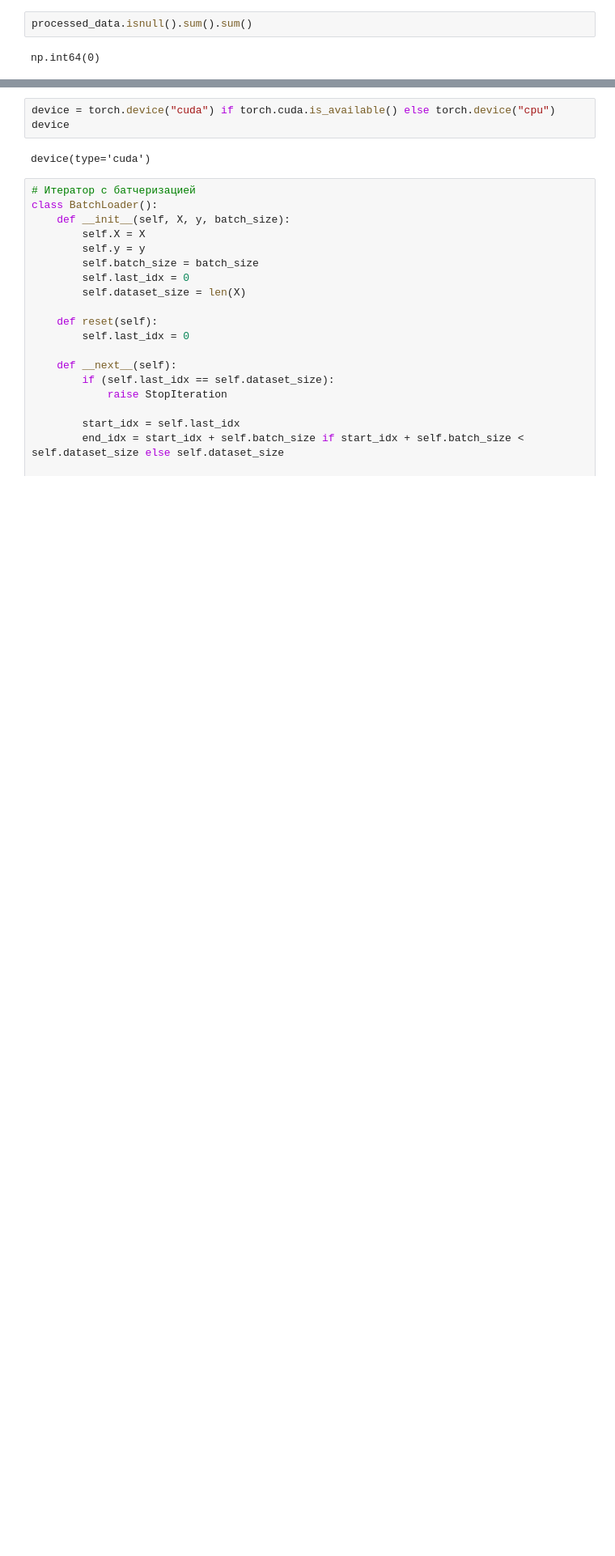
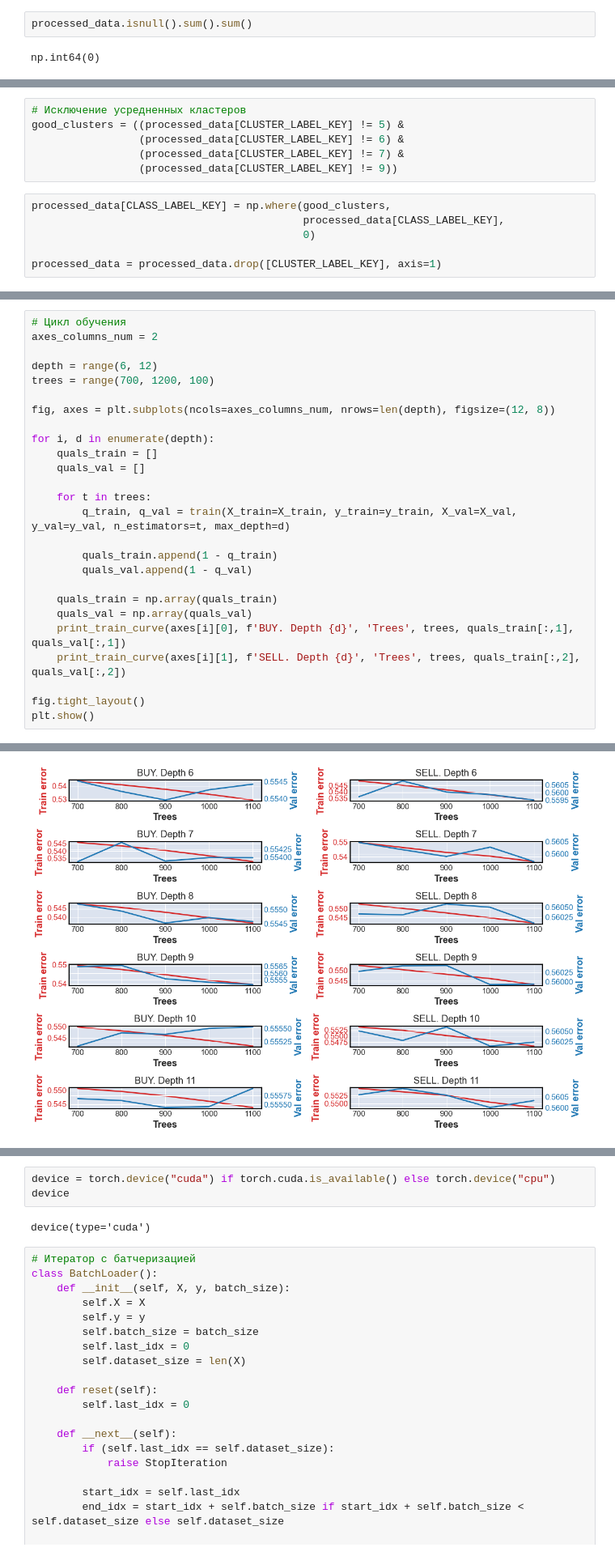
Before and after one commit to emazurenko/otus-ml-professional, a Jupyter notebook: projectwork/projectwork.ipynb, the cells around one changed output, grey strips where cells are left out. Shown at 81% size. Drawn from its saved outputs; the diff is of its cells as text; blank space fills up the shorter version.

```diff
--- a/projectwork/projectwork.ipynb
+++ b/projectwork/projectwork.ipynb
@@ -368,0 +527,12 @@ np.int64(0)
+# %%
+# Исключение усредненных кластеров
+good_clusters = ((processed_data[CLUSTER_LABEL_KEY] != 5) &
+                 (processed_data[CLUSTER_LABEL_KEY] != 6) &
+                 (processed_data[CLUSTER_LABEL_KEY] != 7) &
+                 (processed_data[CLUSTER_LABEL_KEY] != 9))
+# %%
+processed_data[CLASS_LABEL_KEY] = np.where(good_clusters,
+                                           processed_data[CLASS_LABEL_KEY],
+                                           0)
+
+processed_data = processed_data.drop([CLUSTER_LABEL_KEY], axis=1)
@@ -400,0 +671,27 @@ Name: count, dtype: int64
+# %%
+# Цикл обучения
+axes_columns_num = 2
+
+depth = range(6, 12)
+trees = range(700, 1200, 100)
+
+fig, axes = plt.subplots(ncols=axes_columns_num, nrows=len(depth), figsize=(12, 8))
+
+for i, d in enumerate(depth):
+    quals_train = []
+    quals_val = []
+
+    for t in trees:
+        q_train, q_val = train(X_train=X_train, y_train=y_train, X_val=X_val, y_val=y_val, n_estimators=t, max_depth=d)
+
+        quals_train.append(1 - q_train)
+        quals_val.append(1 - q_val)
+
+    quals_train = np.array(quals_train)
+    quals_val = np.array(quals_val)
+    print_train_curve(axes[i][0], f'BUY. Depth {d}', 'Trees', trees, quals_train[:,1], quals_val[:,1])
+    print_train_curve(axes[i][1], f'SELL. Depth {d}', 'Trees', trees, quals_train[:,2], quals_val[:,2])
+
+fig.tight_layout()
+plt.show()
+# %% [output]
@@ -400,0 +715 @@ Name: count, dtype: int64
+[figure, added]
```
Also changed, not shown: parts of 118 cells of this notebook, 2 other files.
